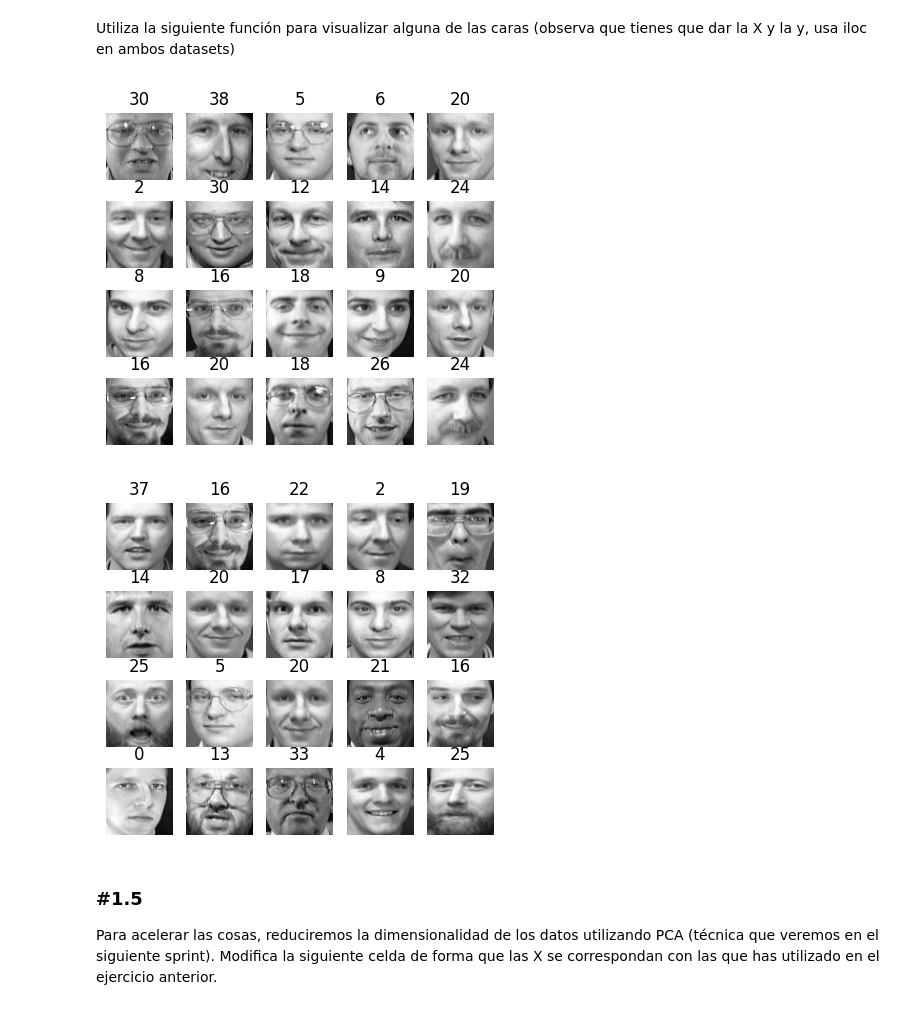
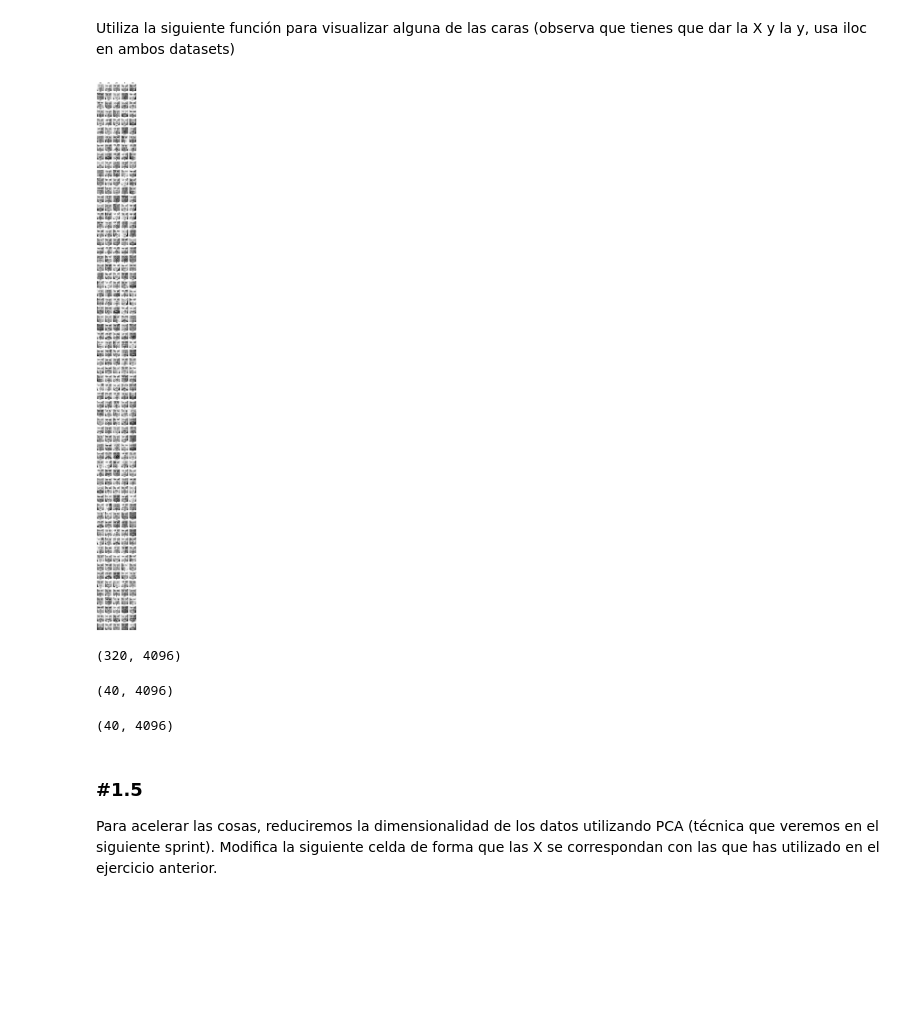
Before and after one commit to Lauragarbre/ONLINE_DS_THEBRIDGE_Curso2025, a Jupyter notebook: Bootcamp_Data_Science_2025/04_Machine_Learning /Sprint 13_ML_Modelos_No_Supervisados_I_Clustering/Unidad_01/18_Practica_Obligatoria_Clustering_I_Hecha.ipynb, the cells around one changed output. Drawn from its saved outputs; the diff is of its cells as text; code cells hidden in the pictures; blank space fills up the shorter version.

```diff
--- a/Bootcamp_Data_Science_2025/04_Machine_Learning /Sprint 13_ML_Modelos_No_Supervisados_I_Clustering/Unidad_01/18_Practica_Obligatoria_Clustering_I_Hecha.ipynb
+++ b/Bootcamp_Data_Science_2025/04_Machine_Learning /Sprint 13_ML_Modelos_No_Supervisados_I_Clustering/Unidad_01/18_Practica_Obligatoria_Clustering_I_Hecha.ipynb
@@ -78,0 +114,5 @@ data, targets = fetch_olivetti_faces(return_X_y=True)
+# %%
+df_caras['target'] = caras.target
+# %%
+# para desordenar el datframe
+df_caras_des = df_caras.copy()
@@ -103,3 +150,16 @@ y_valid = y_train_valid[valid]
+# %%
+from sklearn.model_selection import train_test_split
+
+train_valid, test = train_test_split(df_caras_des, test_size = 40, stratify= df_caras_des['target'], random_state= 42)
+train_set, validation_set = train_test_split(train_valid, test_size = 40, stratify= train_valid['target'], random_state= 42)
+# %%
+X_train = train_set.drop ('target', axis = 1)
+X_valid = validation_set.drop ('target', axis = 1)
+X_test = test.drop ('target', axis =  1)
+
+y_train = train_set ['target']
+y_valid = validation_set ['target']
+y_test = test['target']
 # %% [markdown]
 ### #1.4
 
@@ -118,13 +178,21 @@ def plot_faces(faces, labels, n_cols=5):
         plt.title(label)
     plt.show()
 # %%
-plot_faces(X_train[:20,].reshape(-1,64,64),y_train)
+plot_faces(X_train.values,y_train)
 # %% [output]
-[figure, old version]
+[figure, new version]
-# %%
-plot_faces(X_valid[:20,].reshape(-1,64,64),y_valid)
-# %% [output]
-[figure, removed]
+# %%
+X_train.shape
+# %% [output]
+(320, 4096)
+# %%
+X_valid.shape
+# %% [output]
+(40, 4096)
+# %%
+X_test.shape
+# %% [output]
+(40, 4096)
 # %% [markdown]
 ### #1.5
 
```
Also changed, not shown: parts of 24 cells of this notebook.
